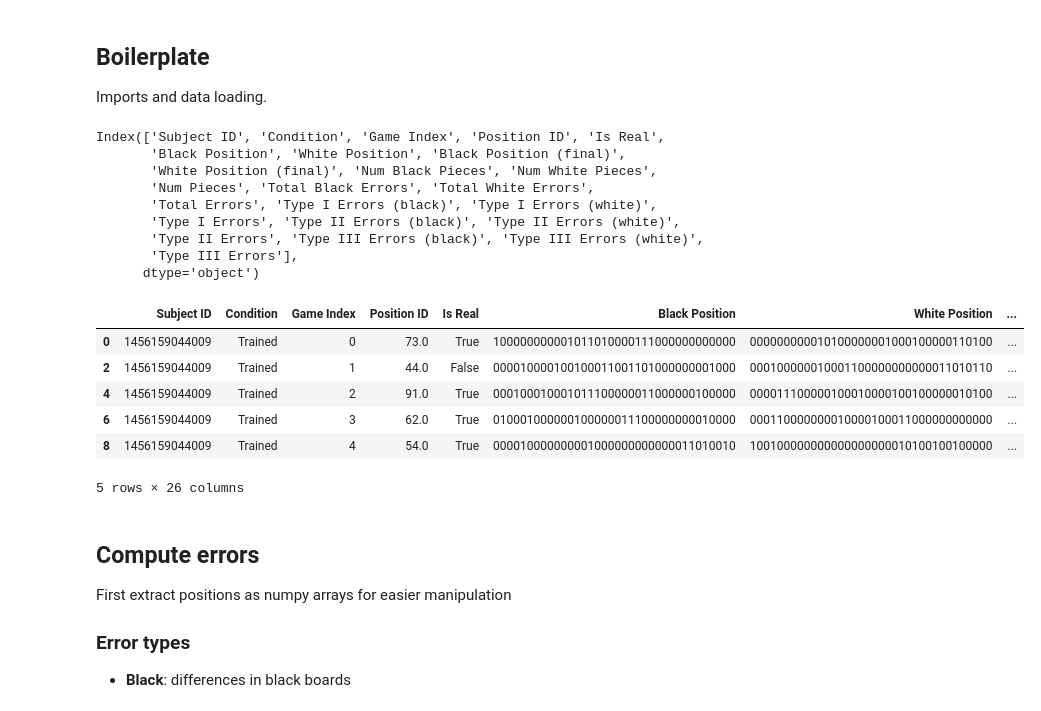
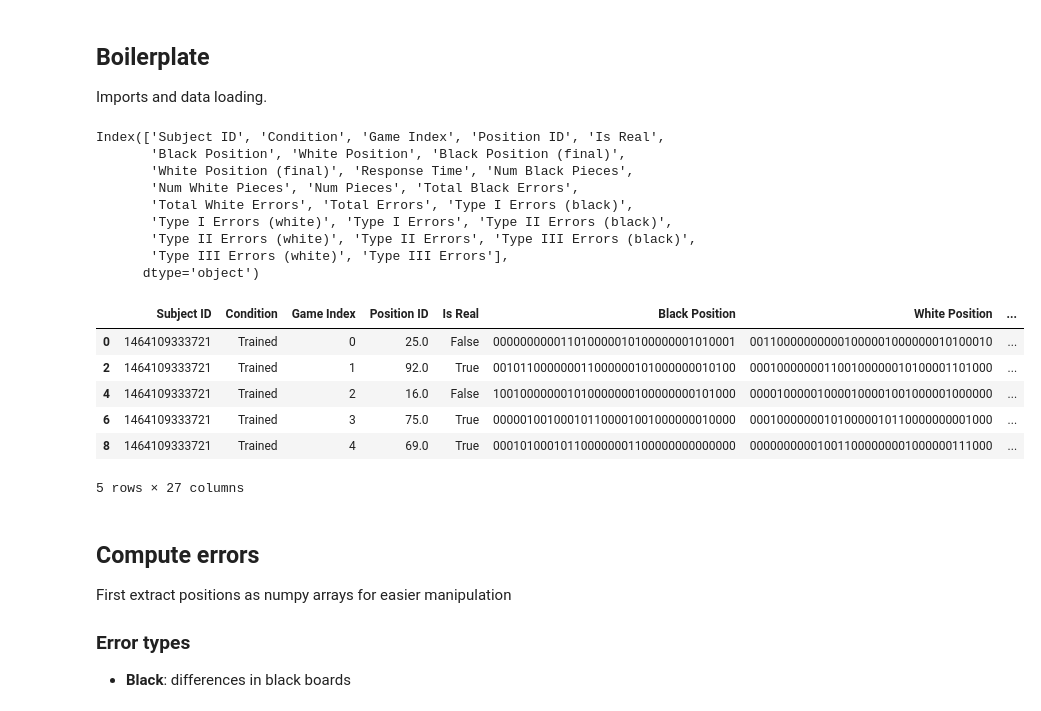
Before and after one commit to galbiati/mnk-cleaning-analysis, a Jupyter notebook: src/4 Data Cleaning and Exploration.ipynb, the cells around one changed output. Drawn from its saved outputs; the diff is of its cells as text; code cells hidden in the pictures.

```diff
--- a/src/4 Data Cleaning and Exploration.ipynb
+++ b/src/4 Data Cleaning and Exploration.ipynb
@@ -36,7 +36,7 @@ sns.set_context('talk')
 
 % matplotlib inline
 # %%
-data_dir = os.path.expanduser('~/Google Drive/Bas Zahy Gianni - Games/Data/4_rcn/Raw Data')
+data_dir = os.path.expanduser('/Volumes/GoogleDrive/My Drive/Bas Zahy Gianni - Games/Data/4_rcn/Raw Data')
 trained_files_dir = os.path.join(data_dir, 'Trained')
 naive_files_dir = os.path.join(data_dir, 'Untrained')
 
@@ -54,27 +70,28 @@ DF.columns
 # %% [output]
 Index(['Subject ID', 'Condition', 'Game Index', 'Position ID', 'Is Real',
        'Black Position', 'White Position', 'Black Position (final)',
-       'White Position (final)', 'Num Black Pieces', 'Num White Pieces',
-       'Num Pieces', 'Total Black Errors', 'Total White Errors',
-       'Total Errors', 'Type I Errors (black)', 'Type I Errors (white)',
-       'Type I Errors', 'Type II Errors (black)', 'Type II Errors (white)',
-       'Type II Errors', 'Type III Errors (black)', 'Type III Errors (white)',
-       'Type III Errors'],
+       'White Position (final)', 'Response Time', 'Num Black Pieces',
+       'Num White Pieces', 'Num Pieces', 'Total Black Errors',
+       'Total White Errors', 'Total Errors', 'Type I Errors (black)',
+       'Type I Errors (white)', 'Type I Errors', 'Type II Errors (black)',
+       'Type II Errors (white)', 'Type II Errors', 'Type III Errors (black)',
+       'Type III Errors (white)', 'Type III Errors'],
       dtype='object')
 # %%
 def count_final_pieces(row):
     num_bp = np.sum([int(i) for i in row['Black Position (final)']])
     num_wp = np.sum([int(i) for i in row['White Position (final)']])
     return num_bp + num_wp
 
 DF['Num Pieces (final)'] = DF.apply(count_final_pieces, axis=1)
 DF['Numerosity Error'] = np.abs(DF['Num Pieces'] - DF['Num Pieces (final)'])
+DF['Response Time'] = DF['Response Time'] / 1000
 DF.head()
 # %% [output]
 |  | Subject ID | Condition | Game Index | Position ID | Is Real | Black Position | White Position | ... |
-| 0 | 1456159044009 | Trained | 0 | 73.0 | True | 100000000001011010000111000000000000 | 000000000010100000001000100000110100 | ... |
-| 2 | 1456159044009 | Trained | 1 | 44.0 | False | 000010000100100011001101000000001000 | 000100000010001100000000000011010110 | ... |
-| 4 | 1456159044009 | Trained | 2 | 91.0 | True | 000100010001011100000011000000100000 | 000011100000100010000100100000010100 | ... |
-| 6 | 1456159044009 | Trained | 3 | 62.0 | True | 010001000000100000011100000000010000 | 000110000000010000100011000000000000 | ... |
-| 8 | 1456159044009 | Trained | 4 | 54.0 | True | 000010000000001000000000000011010010 | 100100000000000000000010100100100000 | ... |
+| 0 | 1464109333721 | Trained | 0 | 25.0 | False | 000000000011010000010100000001010001 | 001100000000001000001000000010100010 | ... |
+| 2 | 1464109333721 | Trained | 1 | 92.0 | True | 001011000000011000000101000000010100 | 000100000001100100000010100001101000 | ... |
+| 4 | 1464109333721 | Trained | 2 | 16.0 | False | 100100000001010000000100000000101000 | 000010000010000100001001000001000000 | ... |
+| 6 | 1464109333721 | Trained | 3 | 75.0 | True | 000001001000101100001001000000010000 | 000100000001010000010110000000001000 | ... |
+| 8 | 1464109333721 | Trained | 4 | 69.0 | True | 000101000101100000001100000000000000 | 000000000010011000000001000000111000 | ... |
-5 rows × 26 columns
+5 rows × 27 columns
```
Also changed, not shown: parts of 19 cells of this notebook, 5 other files.
